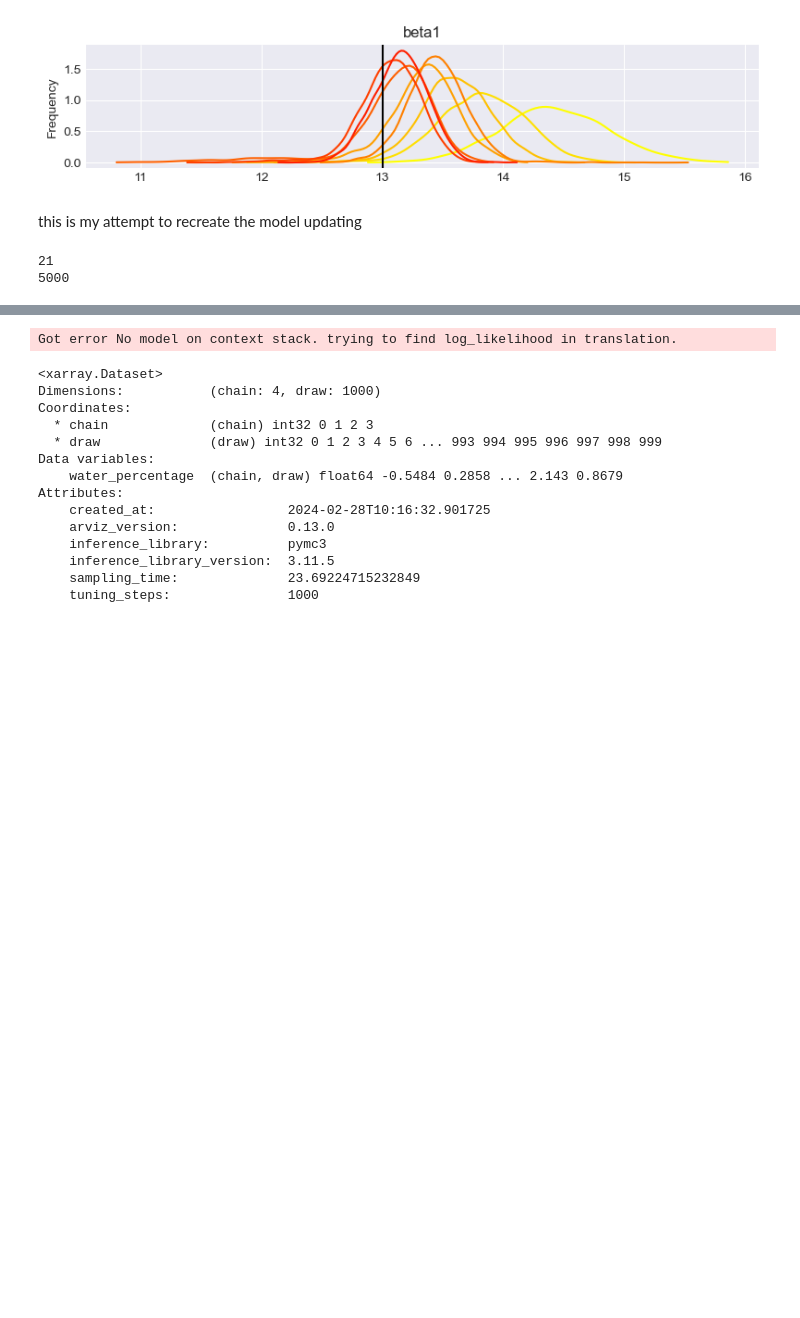
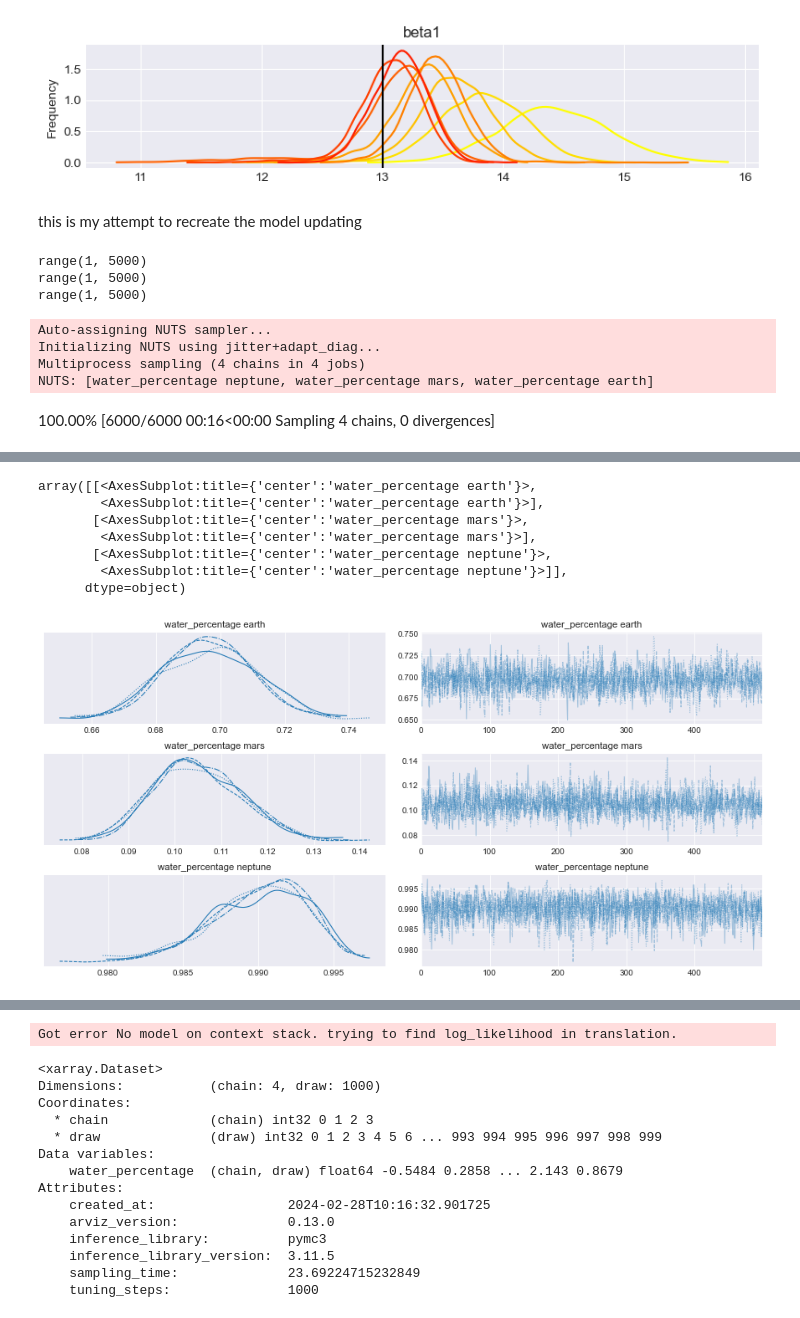
Before and after one commit to LordHerman123/Thesis, a Jupyter notebook: pyMC3_trial.ipynb, the cells around one changed output, grey strips where cells are left out. Drawn from its saved outputs; the diff is of its cells as text; code cells hidden in the pictures; blank space fills up the shorter version.

Commit message:
initial trial for multi model fitting

```diff
--- a/pyMC3_trial.ipynb
+++ b/pyMC3_trial.ipynb
@@ -135,15 +135,51 @@ Posterior distributions after 8 iterations.
 [figure]
 # %% [markdown]
 this is my attempt to recreate the model updating
-# %%
-
-Y =  np.random.binomial([1]*5000,0.7)
-water_obs =  np.cumsum(Y)
-total_obs = range(1,5000,1)
-
-
-print(len(Y))
-#0 = land 1 = water
-# %% [output]
-21
-5000
+# %%
+#generating 3 different planets of our solar system
+# earth with 70 percent water, mars with 10 percent water and neptune with 99 percent water
+Y_earth =  np.random.binomial([1]*5000,0.7)
+water_obs_earth =  np.cumsum(Y_earth)
+total_obs_earth = range(1,5000,1)
+
+Y_mars =  np.random.binomial([1]*5000,0.1)
+water_obs_mars =  np.cumsum(Y_mars)
+total_obs_mars = range(1,5000,1)
+
+Y_neptune =  np.random.binomial([1]*5000,0.99)
+water_obs_neptune =  np.cumsum(Y_neptune)
+total_obs_neptune = range(1,5000,1)
+
+
+print(total_obs_earth)
+print(total_obs_mars)
+print(total_obs_neptune)
+#0 = land 1 = water
+# %% [output]
+range(1, 5000)
+range(1, 5000)
+range(1, 5000)
+# %%
+model_planet = Model()
+with model_planet:
+    #setting up the prior for each planet to be uniform
+    water_percentage_earth = pm.Beta("water_percentage earth",alpha=5,beta=2)
+    water_percentage_mars = pm.Beta("water_percentage mars",alpha=5,beta=2)
+    water_percentage_neptune = pm.Beta("water_percentage neptune",alpha=5,beta=2)
+
+    #observing seperately what the estimation is
+    Y_obs_earth = Binomial("Y_obs_earth",n=total_obs_earth[1000],p=water_percentage_earth,observed=water_obs_earth[1000])
+    Y_obs_mars = Binomial("Y_obs_mars",n=total_obs_mars[1000],p=water_percentage_mars,observed=water_obs_mars[1000])
+    Y_obs_neptune = Binomial("Y_obs_neptune",n=total_obs_neptune[1000],p=water_percentage_neptune,observed=water_obs_neptune[1000])
+    #sampling from each observed variable
+
+    trace = sample(500,cores=4)
+
+    #I don't know how to convolute these curves to form a whole yet.
+az.plot_trace(trace)
+# %% [output]
+Auto-assigning NUTS sampler...
+Initializing NUTS using jitter+adapt_diag...
+Multiprocess sampling (4 chains in 4 jobs)
+NUTS: [water_percentage neptune, water_percentage mars, water_percentage earth]
+100.00% [6000/6000 00:16<00:00 Sampling 4 chains, 0 divergences]
@@ -150 +187,9 @@ print(len(Y))
+array([[<AxesSubplot:title={'center':'water_percentage earth'}>,
+        <AxesSubplot:title={'center':'water_percentage earth'}>],
+       [<AxesSubplot:title={'center':'water_percentage mars'}>,
+        <AxesSubplot:title={'center':'water_percentage mars'}>],
+       [<AxesSubplot:title={'center':'water_percentage neptune'}>,
+        <AxesSubplot:title={'center':'water_percentage neptune'}>]],
+      dtype=object)
+[figure, added]
 # %%
```
Also changed, not shown: parts of 3 cells of this notebook.
